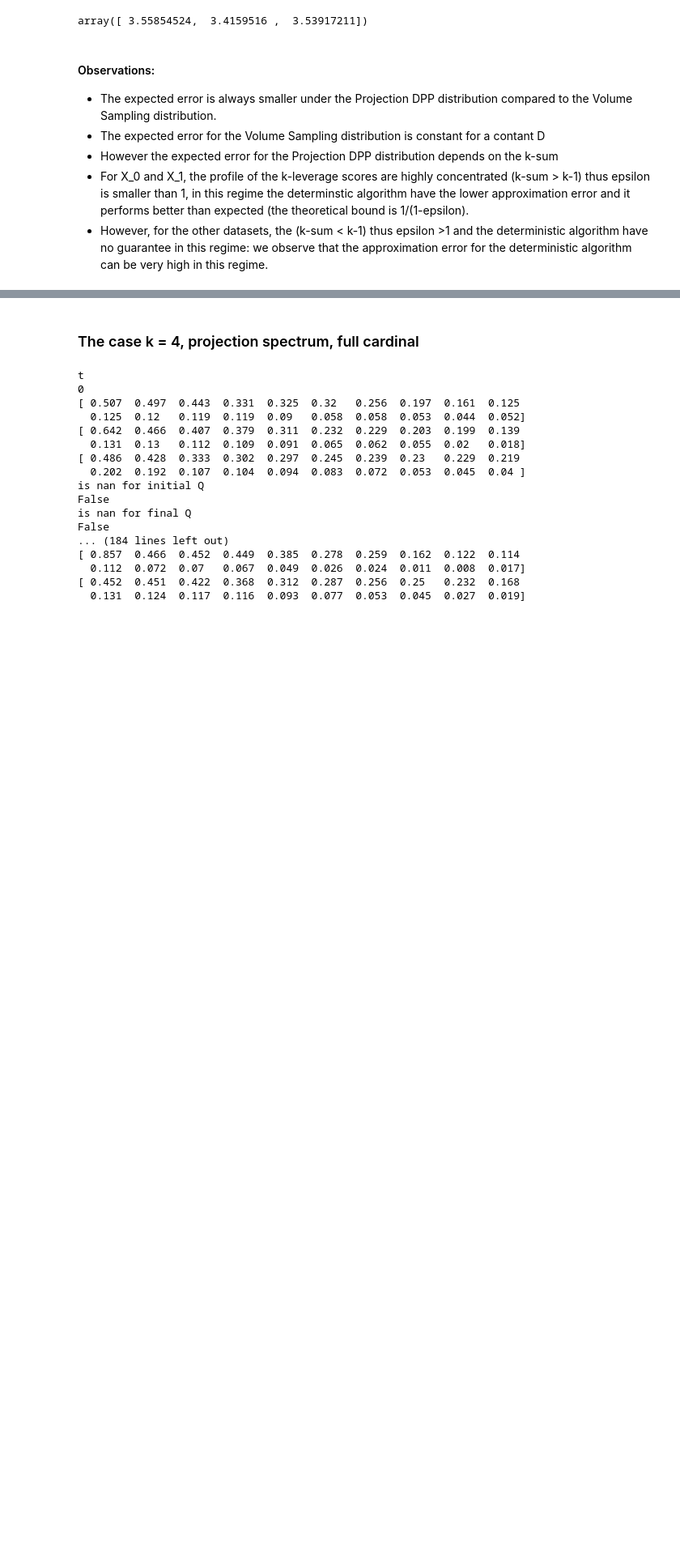
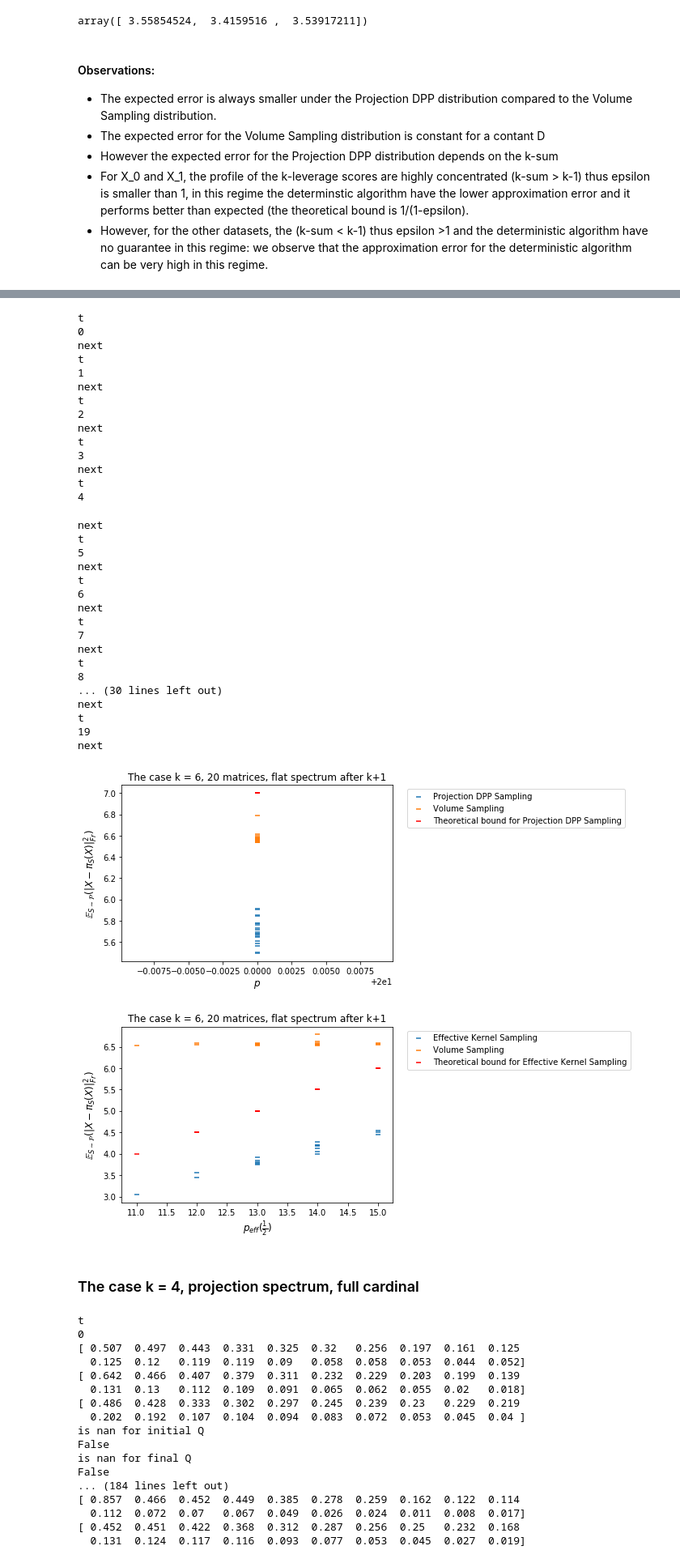
Before and after one commit to AyoubBelhadji/FrameBuilder, a Jupyter notebook: notebooks/Numerical_Analysis_Volume_Sampling_vs_Projection_DPP-Copy2.ipynb, the cells around one changed output, grey strips where cells are left out. Shown at 81% size. Drawn from its saved outputs; the diff is of its cells as text; code cells hidden in the pictures; blank space fills up the shorter version.

```diff
--- a/notebooks/Numerical_Analysis_Volume_Sampling_vs_Projection_DPP-Copy2.ipynb
+++ b/notebooks/Numerical_Analysis_Volume_Sampling_vs_Projection_DPP-Copy2.ipynb
@@ -1460,12 +859,0 @@ plt.show()
-# %%
-T = 8 # The number of experiments
-versions_number = 3
-k = 3
-emperical_results = np.zeros((versions_number*T,4))
-
-volume_sampling_fro_list = []
-projection_dpp_fro_list = []
-p_eff_list = []
-cardinal_list = []
-cov_1 = np.diag(np.concatenate(([0.1,0.1,0.1,0.1,0.1,0.1],cov_test)))
-static_list = list(range(10,21))
@@ -1548,12 +859,0 @@ plt.show()
-# %%
-T = 30# The number of experiments
-versions_number = 3
-k = 4
-emperical_results = np.zeros((versions_number*T,4))
-
-volume_sampling_fro_list = []
-projection_dpp_fro_list = []
-p_eff_list = []
-cardinal_list = []
-cov_1 = np.diag(np.concatenate(([100,100,100,100,0.1,0.1],cov_test)))
-static_list = list(range(10,21))
@@ -1660,12 +859,0 @@ plt.show()
-# %%
-T = 4 # The number of experiments
-versions_number = 3
-k = 4
-emperical_results = np.zeros((versions_number*T,4))
-
-volume_sampling_fro_list = []
-projection_dpp_fro_list = []
-p_eff_list = []
-cardinal_list = []
-cov_1 = np.diag(np.concatenate(([1000,100,10,1,0.1,0.1],cov_test)))
-static_list = list(range(10,21))
@@ -1747,0 +860,36 @@ plt.show()
+# %%
+plot_results_of_multi_experiments(20,6,cov_2_k_6,static_list)
+# %% [output]
+t
+0
+next
+t
+1
+next
+t
+2
+next
+t
+3
+next
+t
+4
+next
+t
+5
+next
+t
+6
+next
+t
+7
+next
+t
+8
+... (30 lines left out)
+next
+t
+19
+next
+[figure, added]
+[figure, added]
```
Also changed, not shown: parts of 57 cells of this notebook, 1 other file.
